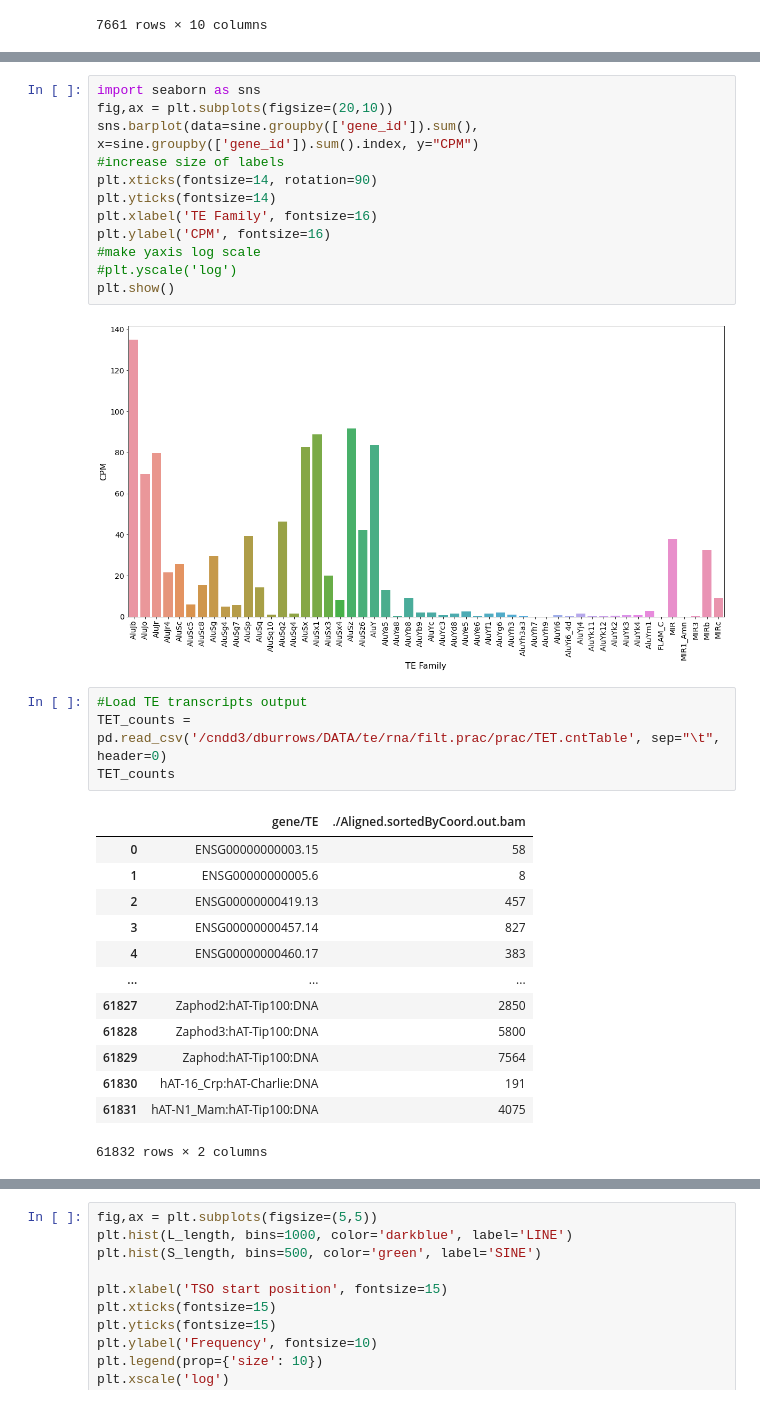
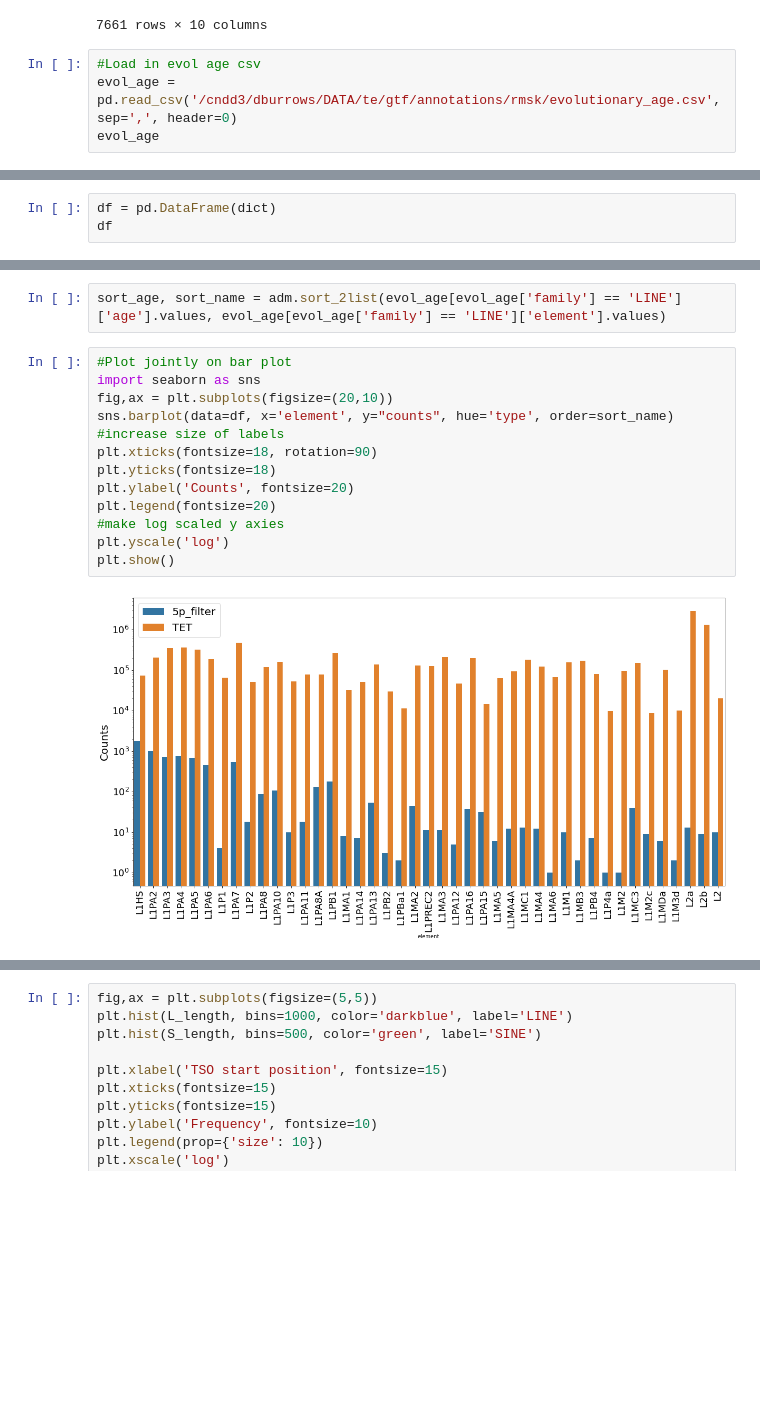
Before and after one commit to dmnburrows/line1_ageing, a Jupyter notebook: te_rna.ipynb, the cells around one changed output, grey strips where cells are left out. Saved outputs shown, nothing was run; the diff lists cells and outputs as text; blank space fills up the shorter version.

Commit message:
Sanity check - TE expression in filt data

```diff
--- a/te_rna.ipynb
+++ b/te_rna.ipynb
@@ -705,3 +707,7 @@ line
 | 489957 | chrY | 5612179 | 5612199 | - | L1HS_dup1111 | L1HS | L1 | LINE | 1.0 | 0.003852 |
 | 489957 | chrY | 5612179 | 5612199 | - | L1HS_dup1111 | L1HS | L1 | LINE | 1.0 | 0.003852 |
 7661 rows × 10 columns
+# %%
+#Load in evol age csv
+evol_age = pd.read_csv('/cndd3/dburrows/DATA/te/gtf/annotations/rmsk/evolutionary_age.csv', sep=',', header=0)
+evol_age
@@ -744,0 +869,3 @@ sine = count_df[count_df['class_id'] == 'SINE']
+# %%
+df = pd.DataFrame(dict)
+df
@@ -745,32 +886,17 @@ sine = count_df[count_df['class_id'] == 'SINE']
+# %%
+sort_age, sort_name = adm.sort_2list(evol_age[evol_age['family'] == 'LINE']['age'].values, evol_age[evol_age['family'] == 'LINE']['element'].values)
 # %%
+#Plot jointly on bar plot
 import seaborn as sns
 fig,ax = plt.subplots(figsize=(20,10))
-sns.barplot(data=sine.groupby(['gene_id']).sum(), x=sine.groupby(['gene_id']).sum().index, y="CPM")
+sns.barplot(data=df, x='element', y="counts", hue='type', order=sort_name)
 #increase size of labels
-plt.xticks(fontsize=14, rotation=90)
-plt.yticks(fontsize=14)
-plt.xlabel('TE Family', fontsize=16)
-plt.ylabel('CPM', fontsize=16)
-#make yaxis log scale
-#plt.yscale('log')
+plt.xticks(fontsize=18, rotation=90)
+plt.yticks(fontsize=18)
+plt.ylabel('Counts', fontsize=20)
+plt.legend(fontsize=20)
+#make log scaled y axies
+plt.yscale('log')
 plt.show()
 # %% [output]
-[figure, old version]
+[figure, new version]
-# %%
-#Load TE transcripts output
-TET_counts = pd.read_csv('/cndd3/dburrows/DATA/te/rna/filt.prac/prac/TET.cntTable', sep="\t", header=0)
-TET_counts
-# %% [output]
-|  | gene/TE | ./Aligned.sortedByCoord.out.bam |
-| 0 | ENSG00000000003.15 | 58 |
-| 1 | ENSG00000000005.6 | 8 |
-| 2 | ENSG00000000419.13 | 457 |
-| 3 | ENSG00000000457.14 | 827 |
-| 4 | ENSG00000000460.17 | 383 |
-| ... | ... | ... |
-| 61827 | Zaphod2:hAT-Tip100:DNA | 2850 |
-| 61828 | Zaphod3:hAT-Tip100:DNA | 5800 |
-| 61829 | Zaphod:hAT-Tip100:DNA | 7564 |
-| 61830 | hAT-16_Crp:hAT-Charlie:DNA | 191 |
-| 61831 | hAT-N1_Mam:hAT-Tip100:DNA | 4075 |
-61832 rows × 2 columns
```
Also changed, not shown: parts of 30 cells of this notebook.
